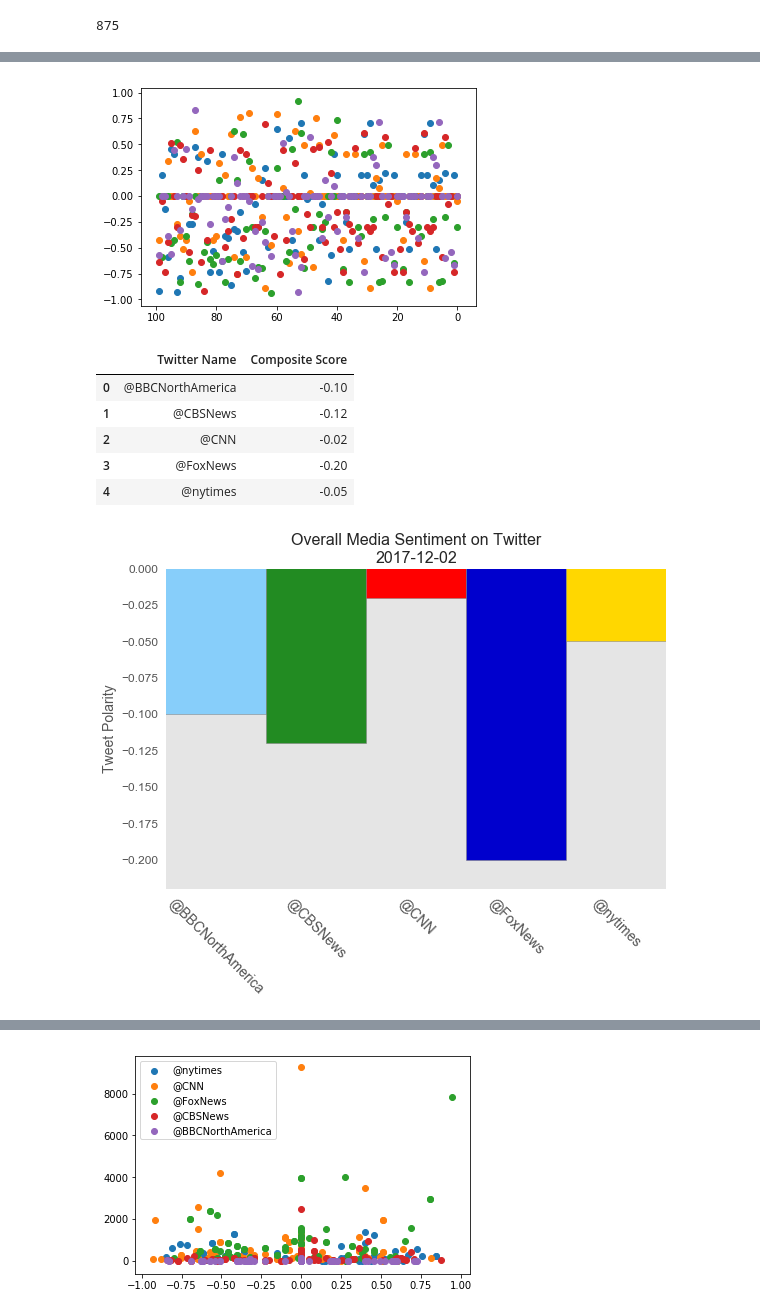
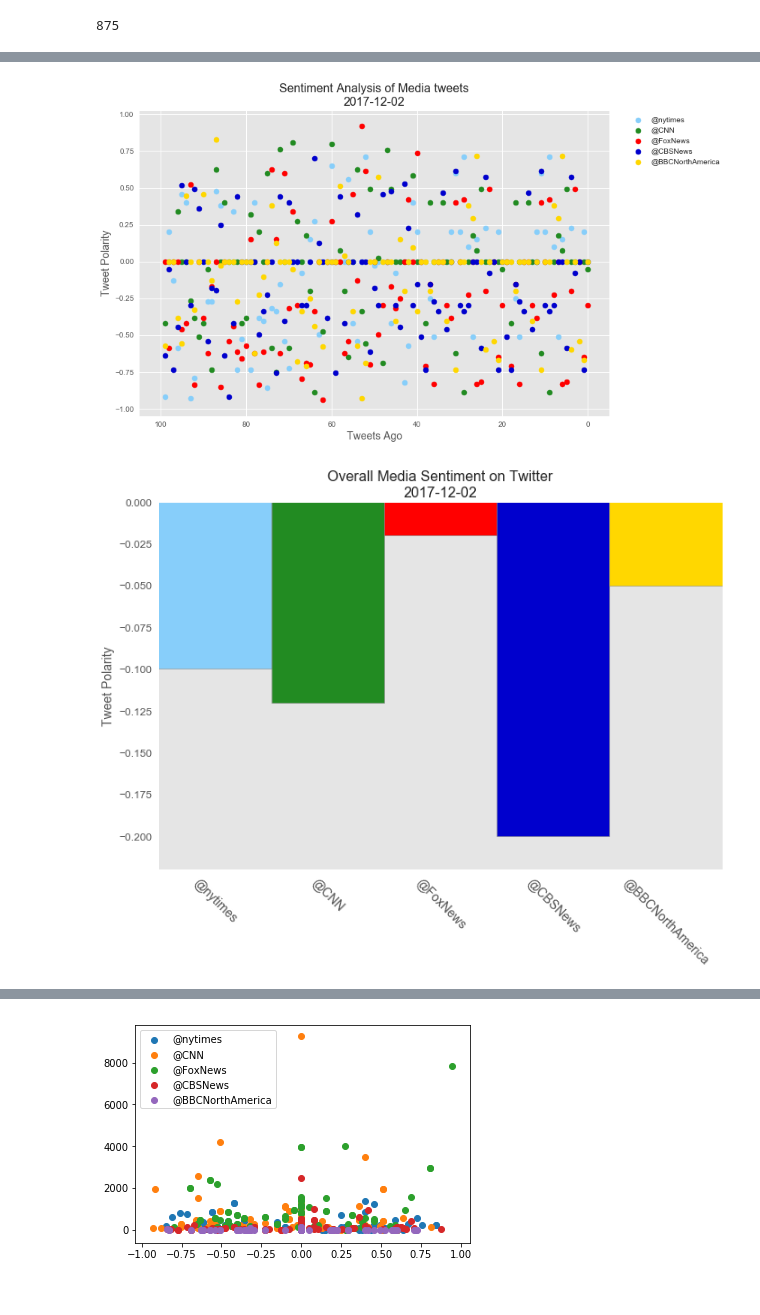
Before and after one commit to txstu09/News-Mood, a Jupyter notebook: News-Mood.ipynb, the cells around one changed output, grey strips where cells are left out. Saved outputs shown, nothing was run; the diff lists cells and outputs as text; code cells hidden in the pictures.

Commit message:
fix plots

```diff
--- a/News-Mood.ipynb
+++ b/News-Mood.ipynb
@@ -77,56 +57,64 @@ news_scores
 # %%
 # WORKING
 
 #news_scores['@BBCNorthAmerica'][1]['score']
+colors = ['#87CEFA','#228B22','#FF0000','#0000CD','#FFD700']
+counter=0
+compound = {}
+name = []
+
+plt.style.use('ggplot')
+plt.figure(figsize=(10,7))
 
 for key, value in news_scores.items():
     score_list = []
     time_list = []
     for x in range(len(value)):
         score_list.append(news_scores[key][x]['score'])
         time_list.append(x)
-    plt.scatter(time_list, score_list)
-    plt.gca().invert_xaxis()
+    plt.scatter(time_list, score_list, color=colors[counter], label=key)
+    #plt.gca().invert_xaxis()
+    counter = counter+1
+
+    mean_score = float("{0:.2f}".format(np.mean(score_list)))
+    compound[key] = mean_score
+    name.append(key)
+
+plt.title('Sentiment Analysis of Media tweets\n2017-12-02', size=16)
+plt.xlabel('Tweets Ago', size=14)
+plt.ylabel('Tweet Polarity', size=14)
+#plt.legend()
+plt.legend(bbox_to_anchor=(1.25,1), loc="upper right")
+plt.xlim(105,-5)
+#plt.xticks(np.arange(100,0,20))
+    #plt.savefig('images/Discrete_Tweet_Sentiment_Analysis.png')
 plt.show()
 # %% [output]
-[figure, old version]
+[figure, new version]
-# %%
-composite = {}
-
-for key, value in news_scores.items():
-    score_list = []
-    for x in range(len(value)):
-        score_list.append(news_scores[key][x]['score'])
-    mean_score = float("{0:.2f}".format(np.mean(score_list)))
-    composite[key] = mean_score
-
-temp = pd.Series(composite)
-temp = temp.reset_index().rename(columns={'index':'Twitter Name',0:'Composite Score'})
-temp
-# %% [output]
-|  | Twitter Name | Composite Score |
-| 0 | @BBCNorthAmerica | -0.10 |
-| 1 | @CBSNews | -0.12 |
-| 2 | @CNN | -0.02 |
-| 3 | @FoxNews | -0.20 |
-| 4 | @nytimes | -0.05 |
 # %%
+composite = pd.Series(compound)
+composite = composite.reset_index().rename(columns={'index':'Twitter Name',0:'Composite Score'})
+
 x_axis = np.arange(0, len(composite), 1)
 tick_loc = [x+0.5 for x in x_axis]
 colors = ['#87CEFA','#228B22','#FF0000','#0000CD','#FFD700']
 
+plt.figure(figsize=(10,7))
+
 plt.style.use('ggplot')
-plt.bar(x_axis, temp['Composite Score'], align='edge', width=1.0, color=colors, edgecolor='gray')
+plt.bar(x_axis, composite['Composite Score'], align='edge', width=1.0, color=colors, edgecolor='gray')
 plt.title('Overall Media Sentiment on Twitter\n2017-12-02', size=16)
-plt.xticks(tick_loc, temp['Twitter Name'], rotation=315, size=14)
+plt.xticks(tick_loc, name, rotation=315, size=14)
 plt.yticks(size=12)
 plt.ylabel('Tweet Polarity', size=14)
 plt.ylim(-0.22, 0)
 plt.margins(0, 0.1)
 plt.grid(False)
+
+
 plt.show()
 # %% [output]
-[figure, old version]
+[figure, new version]
 # %%
 #-------------TESTING BELOW-----------------------#
 # %%
```
Also changed, not shown: parts of 1 cell of this notebook.
